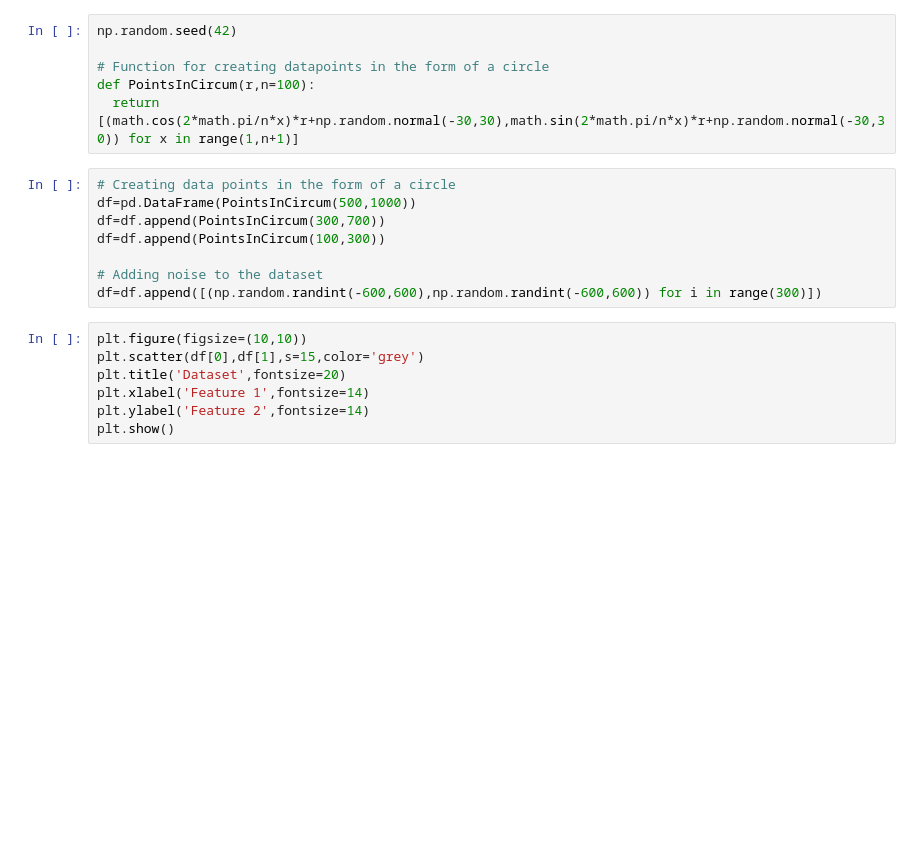
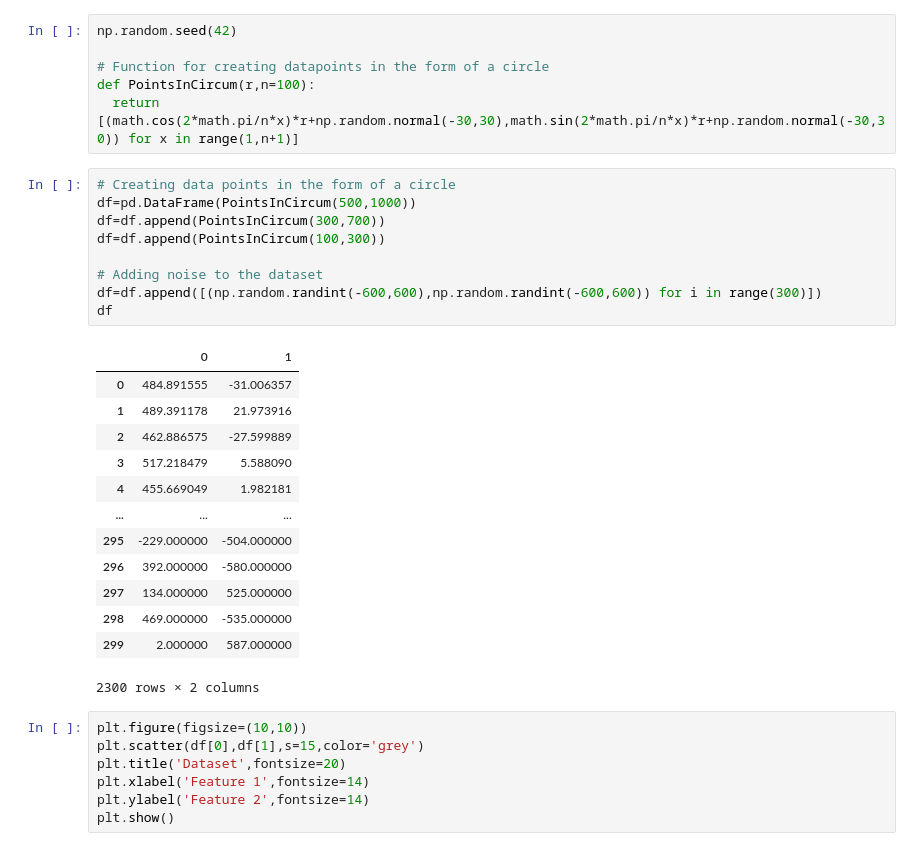
Before and after one commit to SarahEldreny/Machine-Learning-Unsupervised-Labs-, a Jupyter notebook: Implementing_DBSCAN_Clustering_in_Python.ipynb, the cells around one changed output. Saved outputs shown, nothing was run; the diff lists cells and outputs as text; blank space fills up the shorter version.

```diff
--- a/Implementing_DBSCAN_Clustering_in_Python.ipynb
+++ b/Implementing_DBSCAN_Clustering_in_Python.ipynb
@@ -17,11 +17,26 @@ def PointsInCircum(r,n=100):
 # %%
 # Creating data points in the form of a circle
 df=pd.DataFrame(PointsInCircum(500,1000))
 df=df.append(PointsInCircum(300,700))
 df=df.append(PointsInCircum(100,300))
 
 # Adding noise to the dataset
 df=df.append([(np.random.randint(-600,600),np.random.randint(-600,600)) for i in range(300)])
+df
+# %% [output]
+|  | 0 | 1 |
+| 0 | 484.891555 | -31.006357 |
+| 1 | 489.391178 | 21.973916 |
+| 2 | 462.886575 | -27.599889 |
+| 3 | 517.218479 | 5.588090 |
+| 4 | 455.669049 | 1.982181 |
+| ... | ... | ... |
+| 295 | -229.000000 | -504.000000 |
+| 296 | 392.000000 | -580.000000 |
+| 297 | 134.000000 | 525.000000 |
+| 298 | 469.000000 | -535.000000 |
+| 299 | 2.000000 | 587.000000 |
+2300 rows × 2 columns
 # %%
 plt.figure(figsize=(10,10))
 plt.scatter(df[0],df[1],s=15,color='grey')
```
Also changed, not shown: parts of 2 cells of this notebook.
